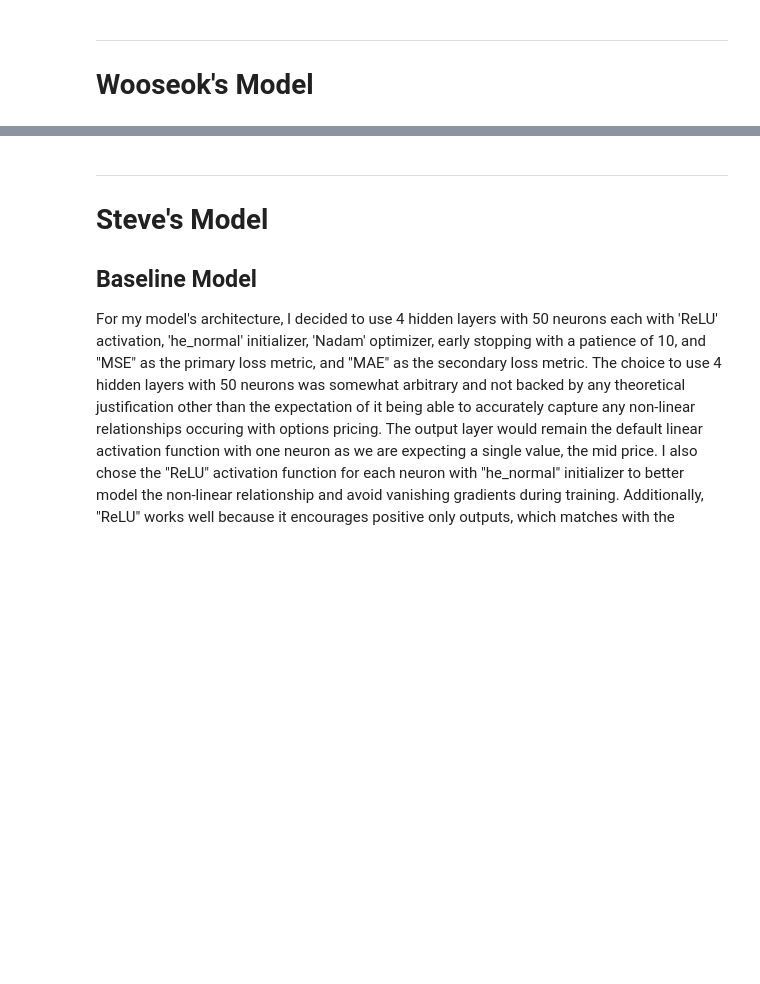
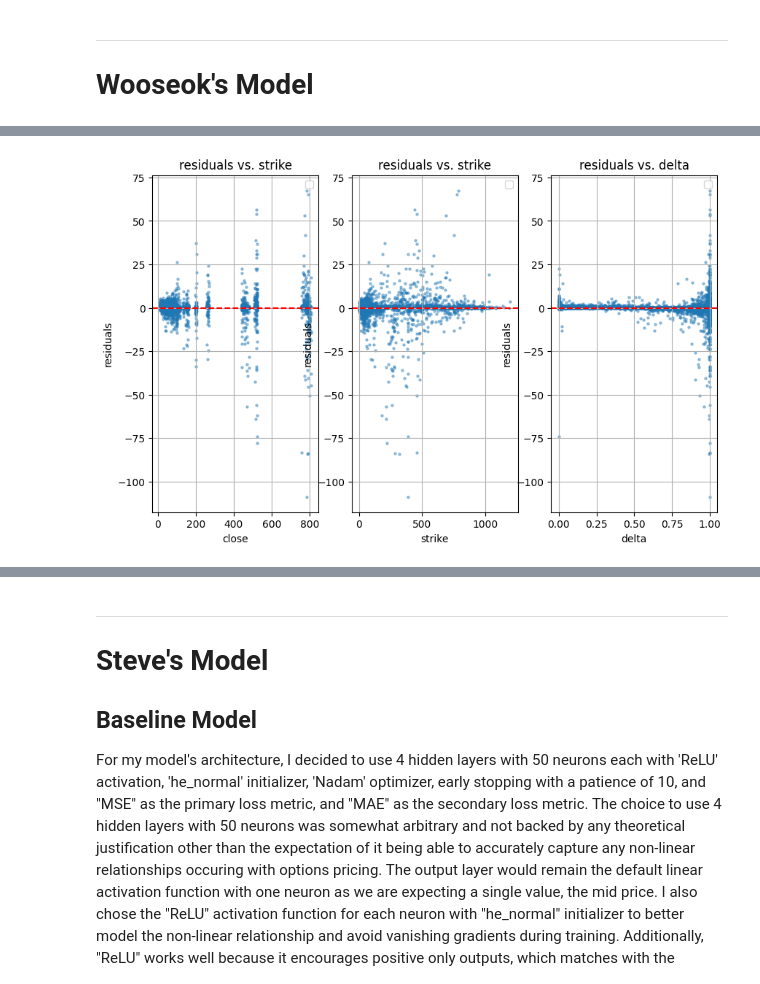
Before and after one commit to jakuokuo/CFRM521_FinalProject, a Jupyter notebook: Final_Report.ipynb, the cells around one changed output, grey strips where cells are left out. Cells and saved outputs as stored; diff of their text form; code cells hidden in the pictures; blank space fills up the shorter version.

```diff
--- a/Final_Report.ipynb
+++ b/Final_Report.ipynb
@@ -392,0 +758,37 @@ Andreou, P. C., Charalambous, C., & Martzoukos, S. H. (2010). European option pr
+# %%
+fig, (ax1, ax2, ax3) = plt.subplots(ncols=3, figsize=(10, 6))
+
+residuals_test = y_test_pred - y_test
+# ax1.hist(residuals_test, bins=50)
+# ax1.set_xlabel("prediction error")
+# ax1.set_ylabel("frequency")
+# ax1.grid(True)
+# ax1.legend()
+
+ax1.scatter(X_test["close"], residuals_test, s=5, alpha=0.4)
+ax1.axhline(0, color='red', linestyle='--')
+ax1.set_title("residuals vs. strike")
+ax1.set_xlabel("close")
+ax1.set_ylabel("residuals")
+ax1.grid(True)
+ax1.legend()
+
+ax2.scatter(X_test["strike"], residuals_test, s=5, alpha=0.4)
+ax2.axhline(0, color='red', linestyle='--')
+ax2.set_title("residuals vs. strike")
+ax2.set_xlabel("strike")
+ax2.set_ylabel("residuals")
+ax2.grid(True)
+ax2.legend()
+
+ax3.scatter(X_test["delta"], residuals_test, s=5, alpha=0.4)
+ax3.axhline(0, color='red', linestyle='--')
+ax3.set_title("residuals vs. delta")
+ax3.set_xlabel("delta")
+ax3.set_ylabel("residuals")
+ax3.grid(True)
+ax3.legend()
+
+plt.show()
+# %% [output]
+[figure, added]
```
Also changed, not shown: parts of 94 cells of this notebook.
